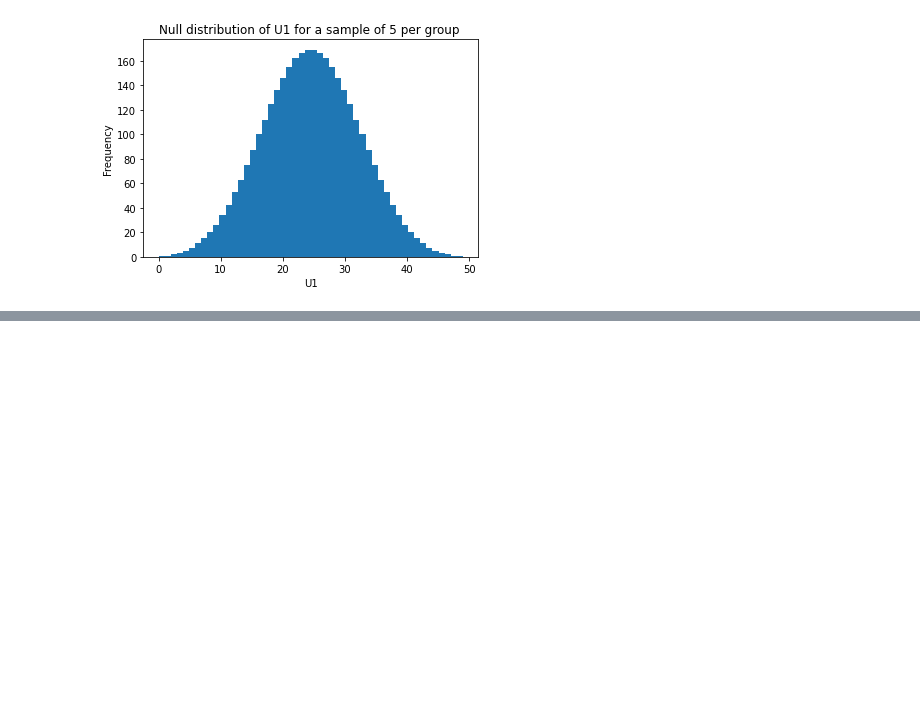
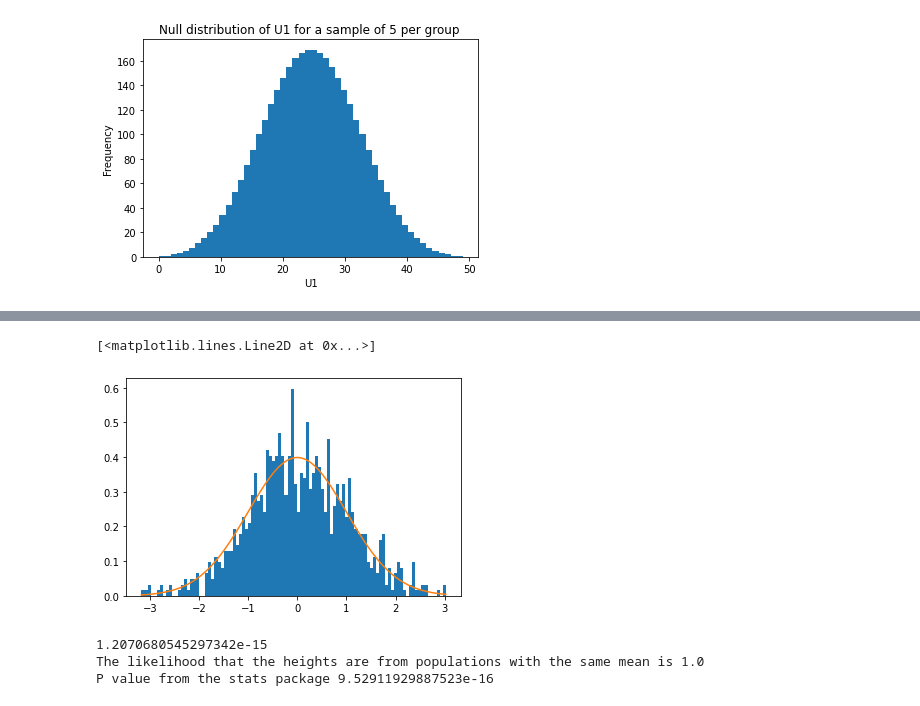
Before and after one commit to traceymoyston/Che2410_Project1, a Jupyter notebook: MoystonTracey_datavisulaisation.ipynb, the cells around one changed output, grey strips where cells are left out. Saved outputs shown, nothing was run; the diff lists cells and outputs as text; code cells hidden in the pictures; blank space fills up the shorter version.

```diff
--- a/MoystonTracey_datavisulaisation.ipynb
+++ b/MoystonTracey_datavisulaisation.ipynb
@@ -208,0 +285,37 @@ InvalidIndexError: (slice(None, None, None), None)
+# %%
+histdata=[];
+mu=42;
+sigma=np.std(mdage)
+for i in range(0,1000):
+    randvals=np.random.normal(mu,sigma,len(mdage)); #takes 5 samples from two normal distributions
+    randvals1=np.random.normal(mu,sigma,len(monage));
+
+    #finds the pooled standard deviation and the 2 sample t value for the two groups of samples
+    sp=np.sqrt(((len(mdage)-1)*np.std(randvals,ddof=1)**2+(len(monage)-1)*np.std(randvals1,ddof=1)**2)/(len(randvals)+len(randvals1)-
+                                                                                      2));
+    t=((np.mean(randvals)-np.mean(randvals1))/(sp*np.sqrt((1/len(randvals))+(1/len(randvals1)))));
+    histdata.append(t)
+
+#plots the histogram of the two sample t values and the density plot for n=5
+x,bins,patches=plt.hist(histdata,bins=100,density=True);
+plt.plot(bins,stats.norm.pdf(bins))
+# %% [output]
+[<matplotlib.lines.Line2D at 0x...>]
+[figure, added]
+# %%
+n1=len(mdage); #number of samples
+n2=len(monage);
+
+
+std1=np.std(mdage,ddof=1)/agedata2[agedata2['CTYNAME']=="Miami-Dade County"].iloc[0,1]; #standard deviation for both groups of samples
+std2=np.std(monage,ddof=1)/agedata2[agedata2['CTYNAME']=="Monroe County"].iloc[0,1];
+sp=np.sqrt(((n1-1)*std1**2+(n2-1)*std2**2)/(n1+n2-2));
+tval_2sample=((np.mean(mdage)/agedata2[agedata2['CTYNAME']=="Miami-Dade County"].iloc[0,1]-np.mean(monage)/agedata2[agedata2['CTYNAME']=="Monroe County"].iloc[0,1])/(sp*np.sqrt((1/n1)+(1/n2))))
+print(tval_2sample)
+p=(sum(histdata>=tval_2sample )/1000)*2 #to account for the negative t value - multiply the p value by 2
+print("The likelihood that the heights are from populations with the same mean is",p)
+print("P value from the stats package",stats.ttest_ind(mdage,monage)[1])
+# %% [output]
+1.2070680545297342e-15
+The likelihood that the heights are from populations with the same mean is 1.0
+P value from the stats package 9.52911929887523e-16
```
Also changed, not shown: parts of 10 cells of this notebook.
